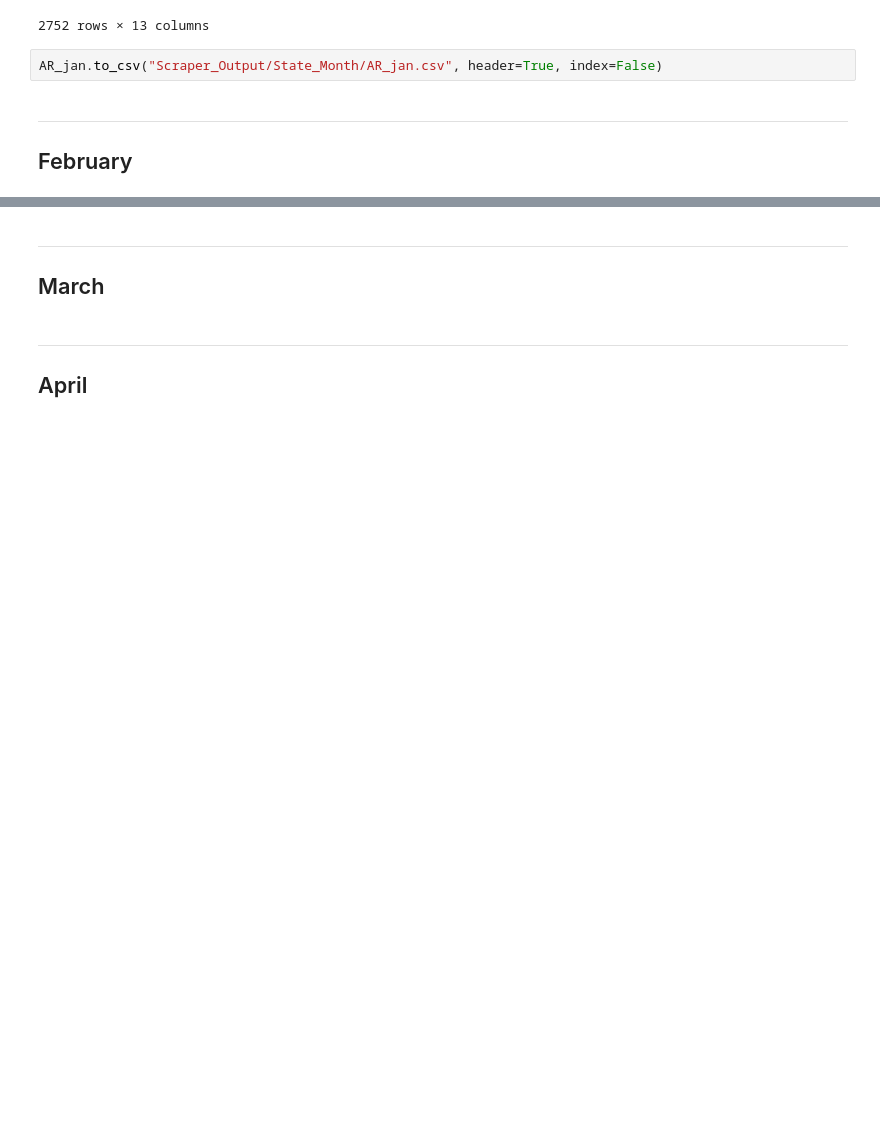
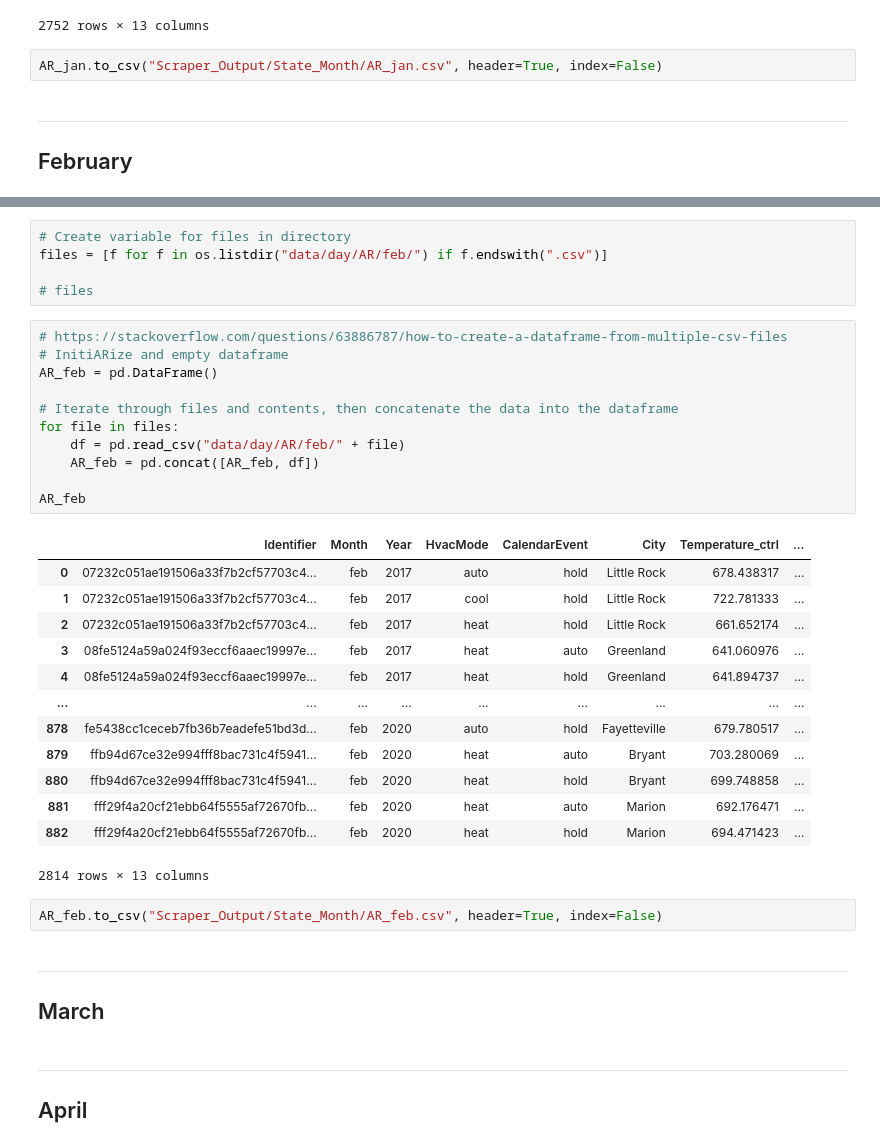
Before and after one commit to klharp/DYD_Data, a Jupyter notebook: DYD_AR-day.ipynb, the cells around one changed output, grey strips where cells are left out. Drawn from its saved outputs; the diff is of its cells as text; blank space fills up the shorter version.

```diff
--- a/DYD_AR-day.ipynb
+++ b/DYD_AR-day.ipynb
@@ -227,3 +393,35 @@ AR_jan.to_csv("Scraper_Output/State_Month/AR_jan.csv", header=True, index=False)
+# %%
+# Create variable for files in directory
+files = [f for f in os.listdir("data/day/AR/feb/") if f.endswith(".csv")]
+
+# files
+# %%
+# https://stackoverflow.com/questions/63886787/how-to-create-a-dataframe-from-multiple-csv-files
+# InitiARize and empty dataframe
+AR_feb = pd.DataFrame()
+
+# Iterate through files and contents, then concatenate the data into the dataframe
+for file in files:
+    df = pd.read_csv("data/day/AR/feb/" + file)
+    AR_feb = pd.concat([AR_feb, df])
+
+AR_feb
+# %% [output]
+|  | Identifier | Month | Year | HvacMode | CalendarEvent | City | Temperature_ctrl | ... |
+| 0 | 07232c051ae191506a33f7b2cf57703c4... | feb | 2017 | auto | hold | Little Rock | 678.438317 | ... |
+| 1 | 07232c051ae191506a33f7b2cf57703c4... | feb | 2017 | cool | hold | Little Rock | 722.781333 | ... |
+| 2 | 07232c051ae191506a33f7b2cf57703c4... | feb | 2017 | heat | hold | Little Rock | 661.652174 | ... |
+| 3 | 08fe5124a59a024f93eccf6aaec19997e... | feb | 2017 | heat | auto | Greenland | 641.060976 | ... |
+| 4 | 08fe5124a59a024f93eccf6aaec19997e... | feb | 2017 | heat | hold | Greenland | 641.894737 | ... |
+| ... | ... | ... | ... | ... | ... | ... | ... | ... |
+| 878 | fe5438cc1ceceb7fb36b7eadefe51bd3d... | feb | 2020 | auto | hold | Fayetteville | 679.780517 | ... |
+| 879 | ffb94d67ce32e994fff8bac731c4f5941... | feb | 2020 | heat | auto | Bryant | 703.280069 | ... |
+| 880 | ffb94d67ce32e994fff8bac731c4f5941... | feb | 2020 | heat | hold | Bryant | 699.748858 | ... |
+| 881 | fff29f4a20cf21ebb64f5555af72670fb... | feb | 2020 | heat | auto | Marion | 692.176471 | ... |
+| 882 | fff29f4a20cf21ebb64f5555af72670fb... | feb | 2020 | heat | hold | Marion | 694.471423 | ... |
+2814 rows × 13 columns
+# %%
+AR_feb.to_csv("Scraper_Output/State_Month/AR_feb.csv", header=True, index=False)
 # %% [markdown]
 ---
 
```
Also changed, not shown: parts of 25 cells of this notebook, 59 other files.
